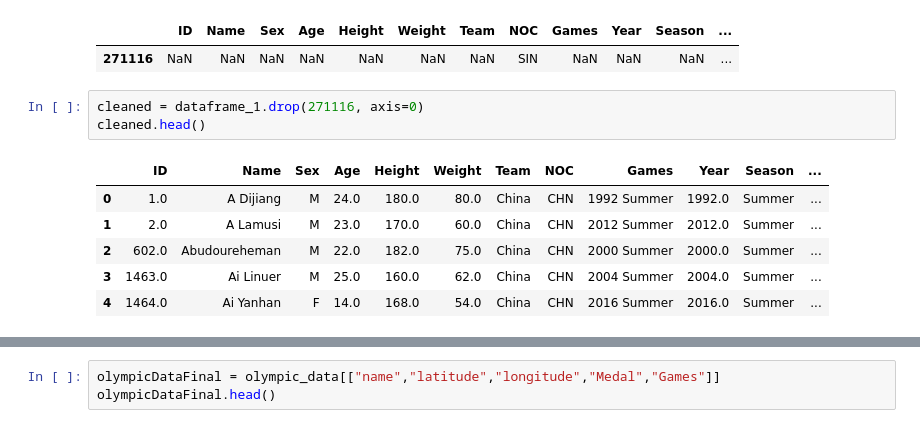
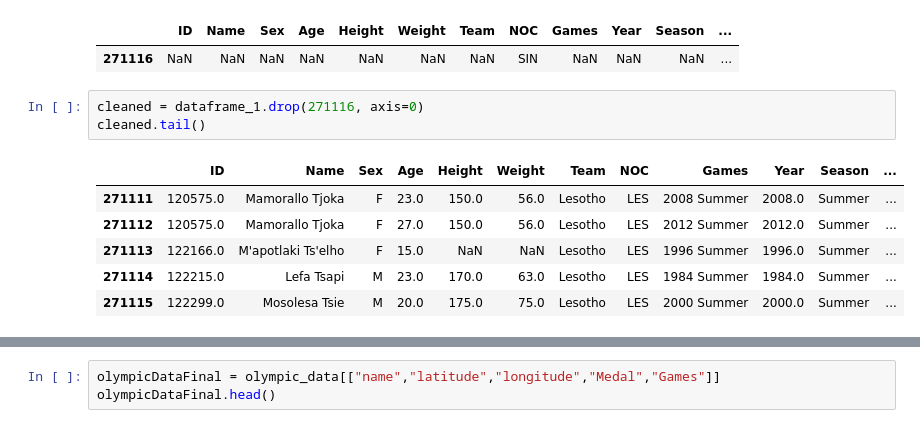
Before and after one commit to Kev-clark/Project-2, a Jupyter notebook: CVS_to_SQLite.ipynb, the cells around one changed output, grey strips where cells are left out. Drawn from its saved outputs; the diff is of its cells as text.

```diff
--- a/CVS_to_SQLite.ipynb
+++ b/CVS_to_SQLite.ipynb
@@ -51,11 +86,11 @@ dataframe_1[bool_series]
 | 271116 | NaN | NaN | NaN | NaN | NaN | NaN | NaN | SIN | NaN | NaN | NaN | ... |
 # %%
 cleaned = dataframe_1.drop(271116, axis=0)
-cleaned.head()
+cleaned.tail()
 # %% [output]
 |  | ID | Name | Sex | Age | Height | Weight | Team | NOC | Games | Year | Season | ... |
-| 0 | 1.0 | A Dijiang | M | 24.0 | 180.0 | 80.0 | China | CHN | 1992 Summer | 1992.0 | Summer | ... |
-| 1 | 2.0 | A Lamusi | M | 23.0 | 170.0 | 60.0 | China | CHN | 2012 Summer | 2012.0 | Summer | ... |
-| 2 | 602.0 | Abudoureheman | M | 22.0 | 182.0 | 75.0 | China | CHN | 2000 Summer | 2000.0 | Summer | ... |
-| 3 | 1463.0 | Ai Linuer | M | 25.0 | 160.0 | 62.0 | China | CHN | 2004 Summer | 2004.0 | Summer | ... |
-| 4 | 1464.0 | Ai Yanhan | F | 14.0 | 168.0 | 54.0 | China | CHN | 2016 Summer | 2016.0 | Summer | ... |
+| 271111 | 120575.0 | Mamorallo Tjoka | F | 23.0 | 150.0 | 56.0 | Lesotho | LES | 2008 Summer | 2008.0 | Summer | ... |
+| 271112 | 120575.0 | Mamorallo Tjoka | F | 27.0 | 150.0 | 56.0 | Lesotho | LES | 2012 Summer | 2012.0 | Summer | ... |
+| 271113 | 122166.0 | M'apotlaki Ts'elho | F | 15.0 | NaN | NaN | Lesotho | LES | 1996 Summer | 1996.0 | Summer | ... |
+| 271114 | 122215.0 | Lefa Tsapi | M | 23.0 | 170.0 | 63.0 | Lesotho | LES | 1984 Summer | 1984.0 | Summer | ... |
+| 271115 | 122299.0 | Mosolesa Tsie | M | 20.0 | 175.0 | 75.0 | Lesotho | LES | 2000 Summer | 2000.0 | Summer | ... |
```
Also changed, not shown: parts of 10 cells of this notebook, 4 other files.
